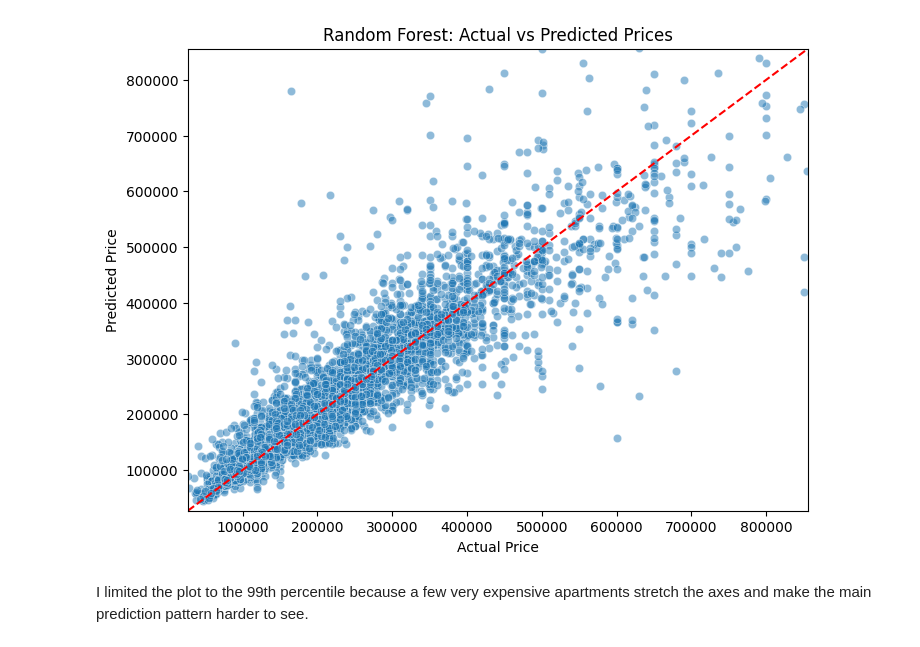
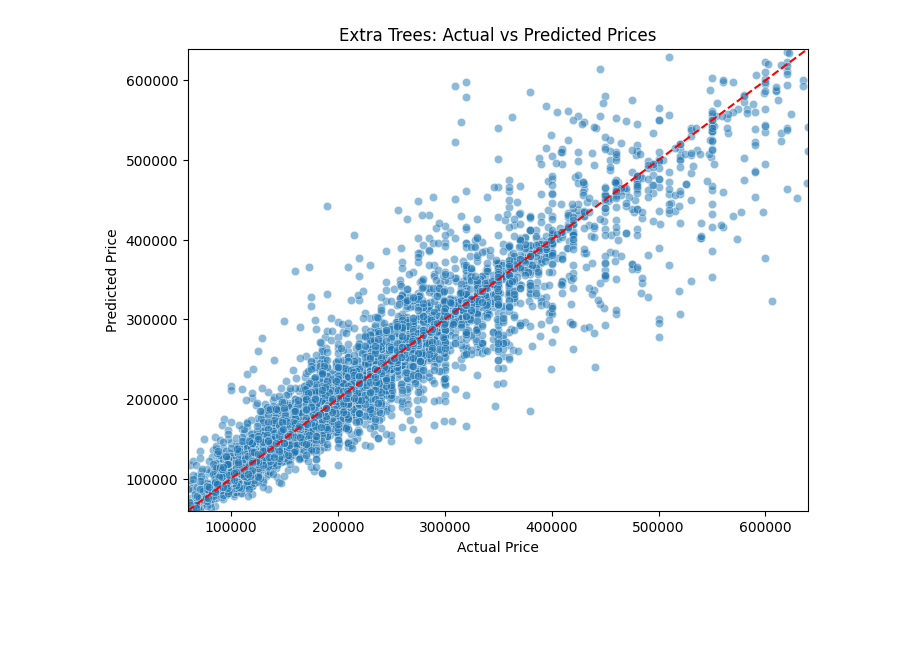
Before and after one commit to akshin777mansurov/house-price-prediction, a Jupyter notebook: House_Price_Prediction.ipynb, the cells around one changed output. Drawn from its saved outputs; the diff is of its cells as text; code cells hidden in the pictures; blank space fills up the shorter version.

Commit message:
Switch to new Baku housing dataset and improve model training

```diff
--- a/House_Price_Prediction.ipynb
+++ b/House_Price_Prediction.ipynb
@@ -566,0 +478,3 @@ Random Forest MAPE: 13.26 %
+# %%
+df["price_per_sqm"] = df["price"] / df["area"]
+df["price_per_sqm"].describe()
@@ -566,0 +645,7 @@ Random Forest MAPE: 13.26 %
+# %%
+predictions = {}
+
+for name, model in models.items():
+    model.fit(X_train, y_train)
+    predictions[name] = model.predict(X_test)
+    print(name, "trained")
@@ -593,0 +675,17 @@ results
+# %%
+results = []
+
+for name, y_pred in predictions.items():
+    rmse, mae, r2, mape = evaluate_model(y_test, y_pred)
+
+    results.append({
+        "Model": name,
+        "RMSE": rmse,
+        "MAE": mae,
+        "R2 Score": r2,
+        "MAPE (%)": mape
+    })
+
+results_df = pd.DataFrame(results).sort_values("R2 Score", ascending=False)
+
+results_df
@@ -593,0 +699,5 @@ results
+# %%
+best_model_name = results_df.iloc[0]["Model"]
+best_predictions = predictions[best_model_name]
+
+best_model_name
@@ -594,20 +712,18 @@ results
 # %%
 plt.figure(figsize=(8, 6))
-sns.scatterplot(x=y_test, y=rf_predictions, alpha=0.5)
+sns.scatterplot(x=y_test, y=best_predictions, alpha=0.5)
 
-min_price = min(y_test.min(), rf_predictions.min())
-max_price = max(y_test.quantile(0.99), np.quantile(rf_predictions, 0.99))
+min_price = min(y_test.min(), best_predictions.min())
+max_price = max(y_test.quantile(0.99), np.quantile(best_predictions, 0.99))
 
 plt.plot([min_price, max_price], [min_price, max_price], color="red", linestyle="--")
 
 plt.xlim(min_price, max_price)
 plt.ylim(min_price, max_price)
 
-plt.title("Random Forest: Actual vs Predicted Prices")
+plt.title(f"{best_model_name}: Actual vs Predicted Prices")
 plt.xlabel("Actual Price")
 plt.ylabel("Predicted Price")
 plt.show()
 # %% [output]
-[figure, old version]
+[figure, new version]
-# %% [markdown]
-I limited the plot to the 99th percentile because a few very expensive apartments stretch the axes and make the main prediction pattern harder to see.
```
Also changed, not shown: parts of 136 cells of this notebook, 2 other files.
